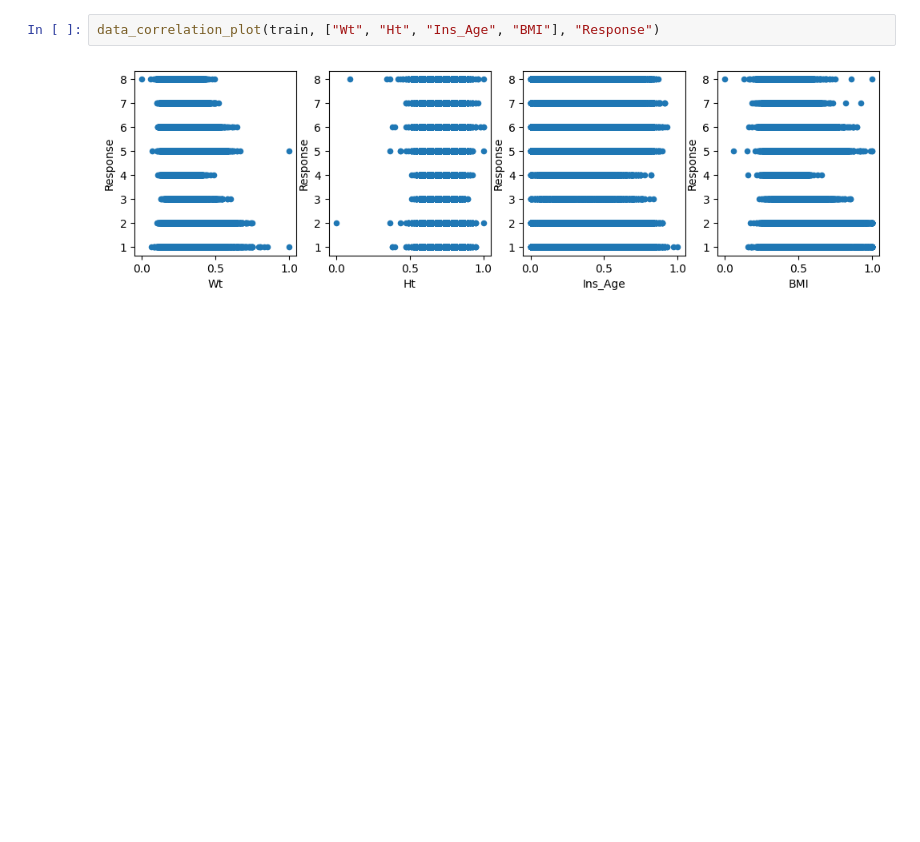
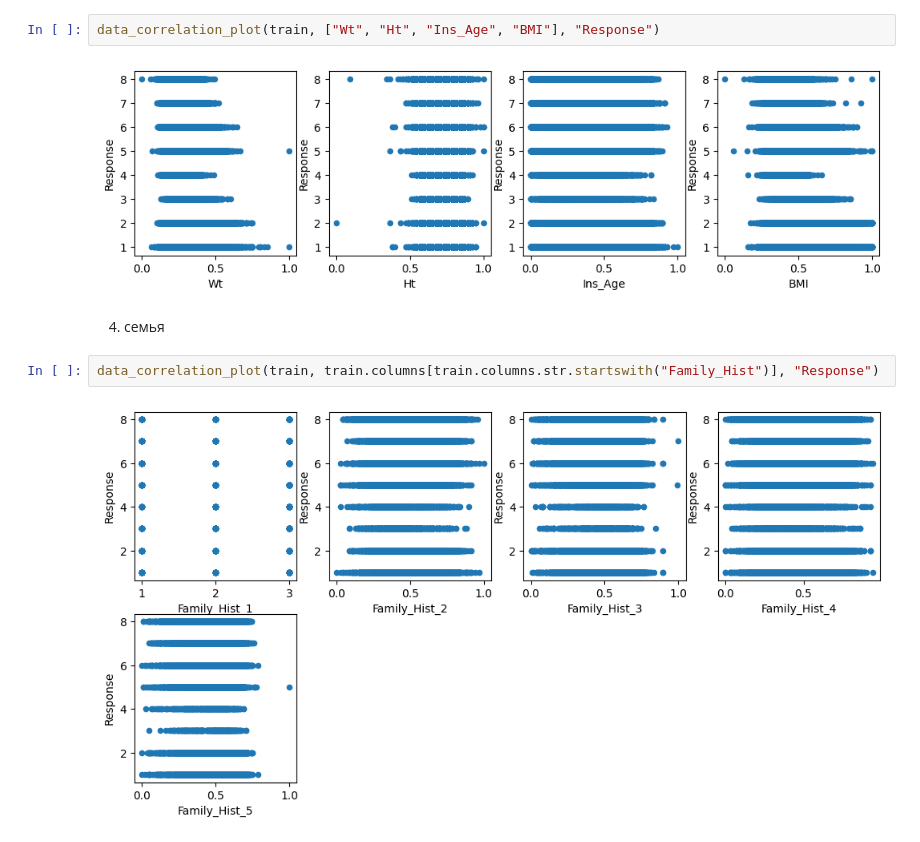
Before and after one commit to iteegi/data-science-algo, a Jupyter notebook: data-science-algo/tasks/14_insurance_scoring.ipynb, the cells around one changed output. Cells and saved outputs as stored; diff of their text form; blank space fills up the shorter version.

Commit message:
display scoring from family parameter

```diff
--- a/data-science-algo/tasks/14_insurance_scoring.ipynb
+++ b/data-science-algo/tasks/14_insurance_scoring.ipynb
@@ -82,3 +82,9 @@ data_correlation_plot(train, train.columns[train.columns.str.startswith("Insured
 data_correlation_plot(train, ["Wt", "Ht", "Ins_Age", "BMI"], "Response")
 # %% [output]
 [figure]
+# %% [markdown]
+4. семья
+# %%
+data_correlation_plot(train, train.columns[train.columns.str.startswith("Family_Hist")], "Response")
+# %% [output]
+[figure, added]
```
